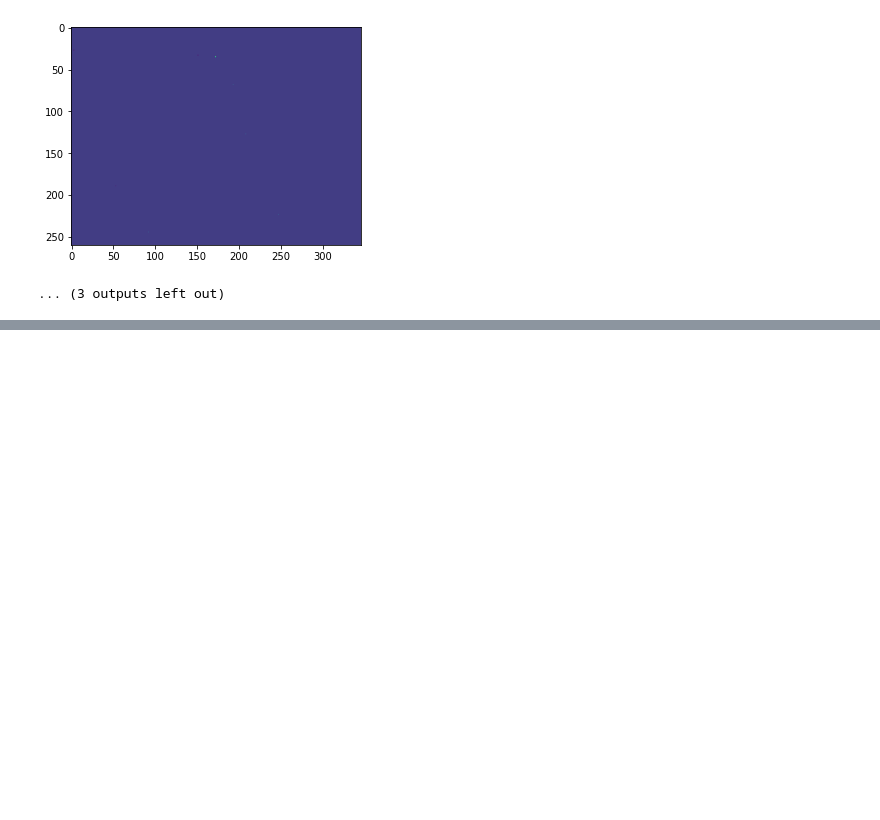
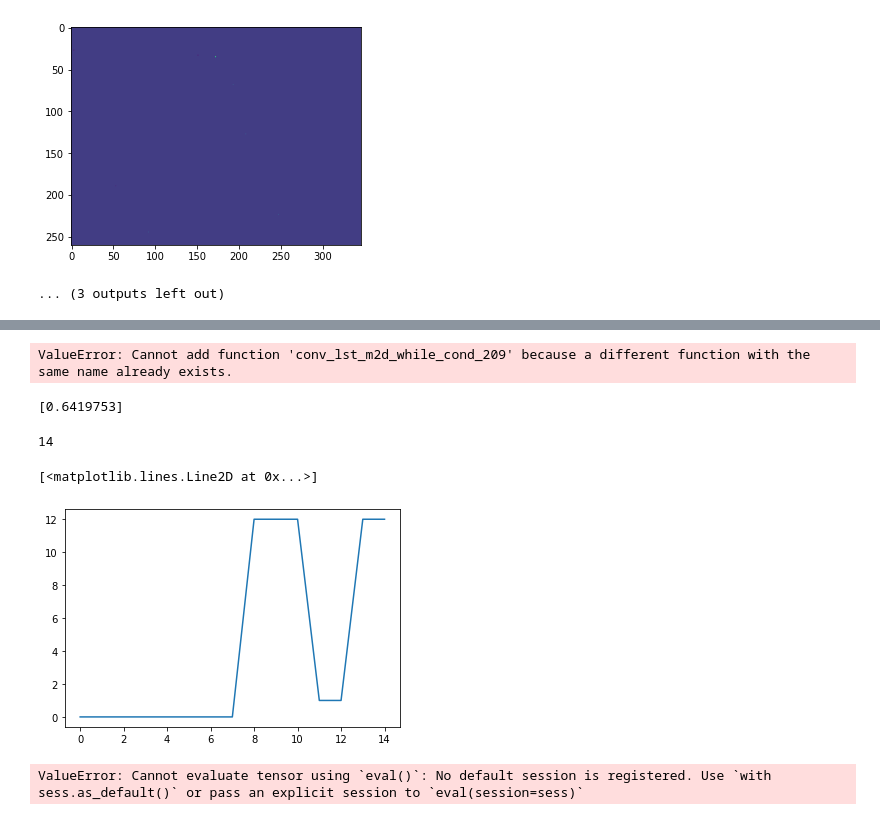
Before and after one commit to abdullaayyad96/DVSContactEstimation, a Jupyter notebook: FCNN_data.ipynb, the cells around one changed output, grey strips where cells are left out. Saved outputs shown, nothing was run; the diff lists cells and outputs as text; code cells hidden in the pictures; blank space fills up the shorter version.

Commit message:
custom implementation of LSTM states

```diff
--- a/FCNN_data.ipynb
+++ b/FCNN_data.ipynb
@@ -90,0 +94,7 @@ EPOCH 1 ...
+# %%
+# Train NN using the train_nn function
+TrainDL.train_nn(sess, epochs, nn_last_layer, hidden_state, carry_state, batch_size, data_loader, accuracy_op, train_op, loss, input_image, grount_truth, initial_hidden_state, initial_carry_state, learning_rate, base_learning_rate, learning_decay_rate, learning_decay_factor)
+
+# save trained model
+saver = tf.train.Saver()
+saver.save(sess, './model')
@@ -90,0 +120,38 @@ EPOCH 1 ...
+# %%
+saver = tf.train.import_meta_graph('model.meta')
+saver.restore(sess, tf.train.latest_checkpoint('model'))
+# %% [output]
+ValueError: Cannot add function 'conv_lst_m2d_while_cond_209' because a different function with the same name already exists.
+# %%
+x_train, y_train, test_size = data_loader.get_test_data()
+initial_state_value = np.zeros(shape=(test_size, 29, 39, 20), dtype=float)
+test_accuracy = sess.run([accuracy_op],
+                    feed_dict={input_image: x_train, grount_truth: y_train, initial_hidden_state: initial_state_value, initial_carry_state: initial_state_value})
+print(test_accuracy)
+# %% [output]
+[0.6419753]
+# %%
+#Test step by step
+z = []
+idx = 20
+
+final_hidden_state = []
+final_carry_state = []
+for i in range(len(x_train[idx])):
+    if i==0:
+        initial_hidden_state_value = np.zeros(shape=(1, 29, 39, 20), dtype=float)
+        initial_carry_state_value = np.zeros(shape=(1, 29, 39, 20), dtype=float)
+    else:
+        initial_hidden_state_value = final_hidden_state
+        initial_carry_state_value = final_carry_state
+    last_layer, final_hidden_state, final_carry_state = sess.run([nn_last_layer, hidden_state, carry_state],
+                                feed_dict={input_image: [[x_train[idx][i]]], initial_hidden_state: initial_hidden_state_value, initial_carry_state: initial_carry_state_value})
+    g = np.argmax(last_layer, 1)
+    z.append(g)
+print(np.argmax(y_train[idx]))
+print(z[-1])
+plt.plot(z)
+# %% [output]
+14
+[<matplotlib.lines.Line2D at 0x...>]
+[figure, added]
@@ -90,0 +160,4 @@ EPOCH 1 ...
+# %%
+print(g.eval())
+# %% [output]
+ValueError: Cannot evaluate tensor using `eval()`: No default session is registered. Use `with sess.as_default()` or pass an explicit session to `eval(session=sess)`
```
Also changed, not shown: parts of 4 cells of this notebook, 3 other files.
